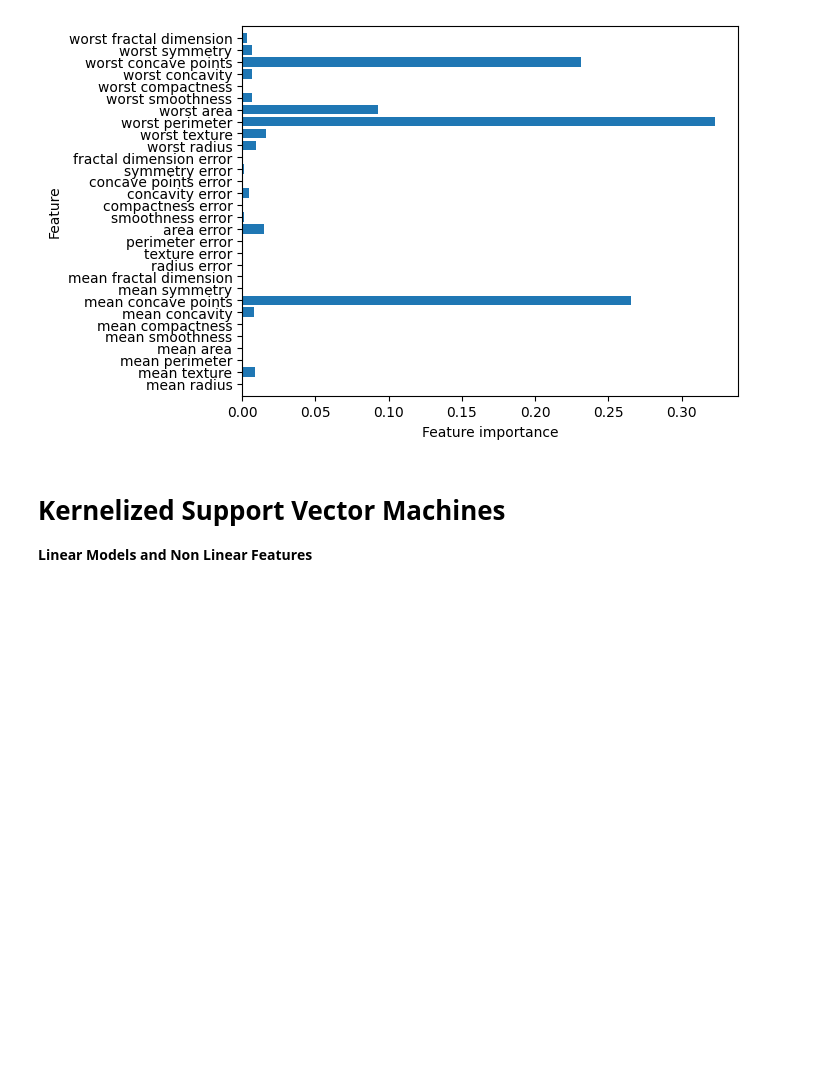
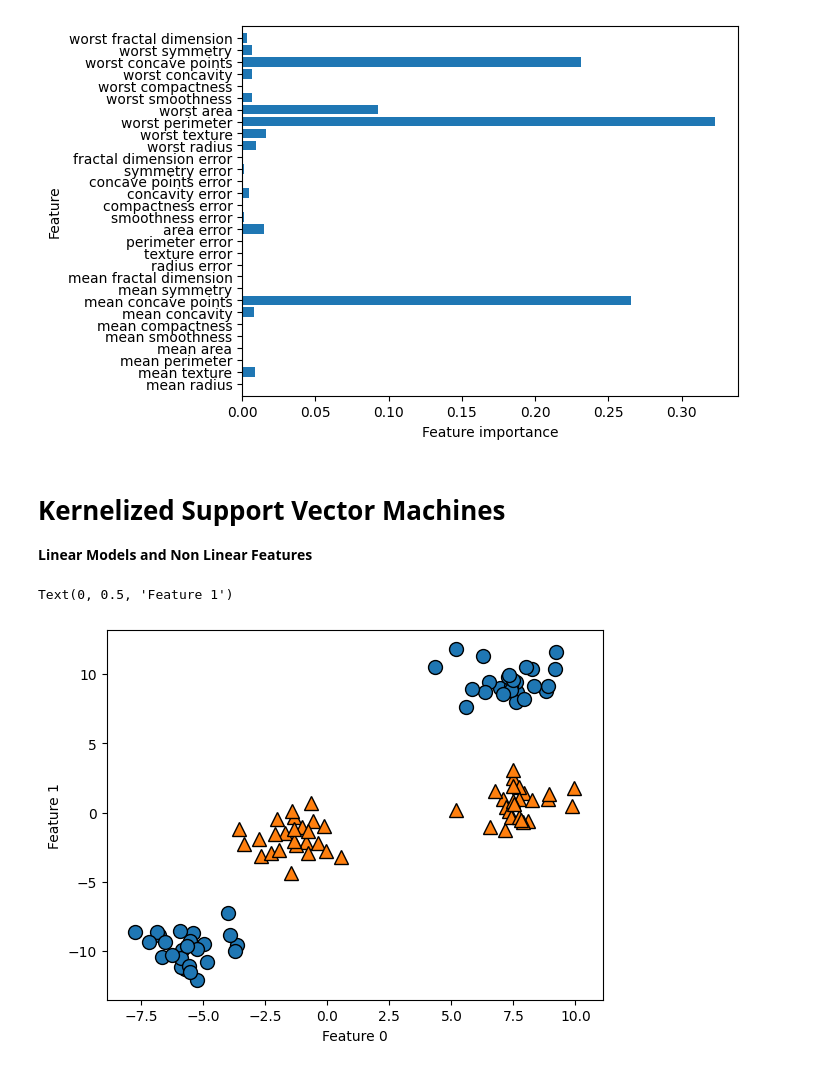
Before and after one commit to Saifullah785/intro-to-ml-with-python-notes-practice, a Jupyter notebook: Chapter_02_Supervised_Learning/Chapter_02_Supervised_Learning.ipynb, the cells around one changed output. Saved outputs shown, nothing was run; the diff lists cells and outputs as text; code cells hidden in the pictures; blank space fills up the shorter version.

```diff
--- a/Chapter_02_Supervised_Learning/Chapter_02_Supervised_Learning.ipynb
+++ b/Chapter_02_Supervised_Learning/Chapter_02_Supervised_Learning.ipynb
@@ -1107,3 +1104,23 @@ plot_feature_importances_cancer(gbrt)
 # **Kernelized Support Vector Machines**
 
 **Linear Models and Non Linear Features**
+# %%
+# Import necessary libraries
+from sklearn.datasets import make_blobs
+import mglearn
+import matplotlib.pyplot as plt
+
+# Generate a synthetic dataset with 4 centers
+X, y = make_blobs(centers=4, random_state=8)
+# Transform the labels to create a binary classification problem
+y = y % 2
+
+# Plot the generated data points
+mglearn.discrete_scatter(X[:, 0], X[:, 1], y)
+# Set x-axis label
+plt.xlabel('Feature 0')
+# Set y-axis label
+plt.ylabel('Feature 1')
+# %% [output]
+Text(0, 0.5, 'Feature 1')
+[figure, added]
```
Also changed, not shown: parts of 7 cells of this notebook.
